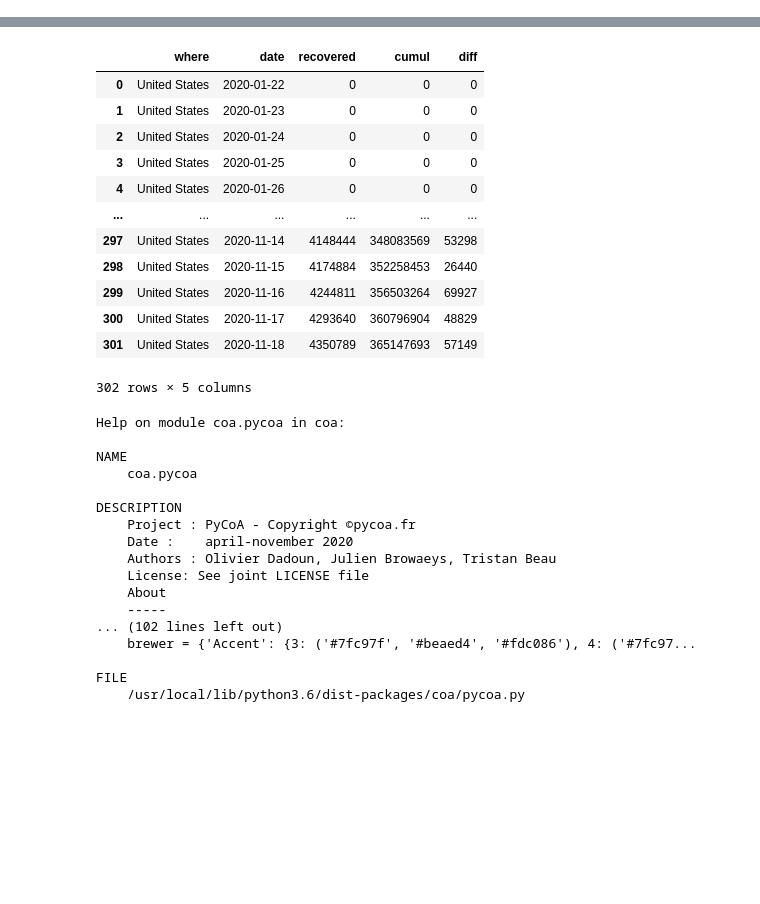
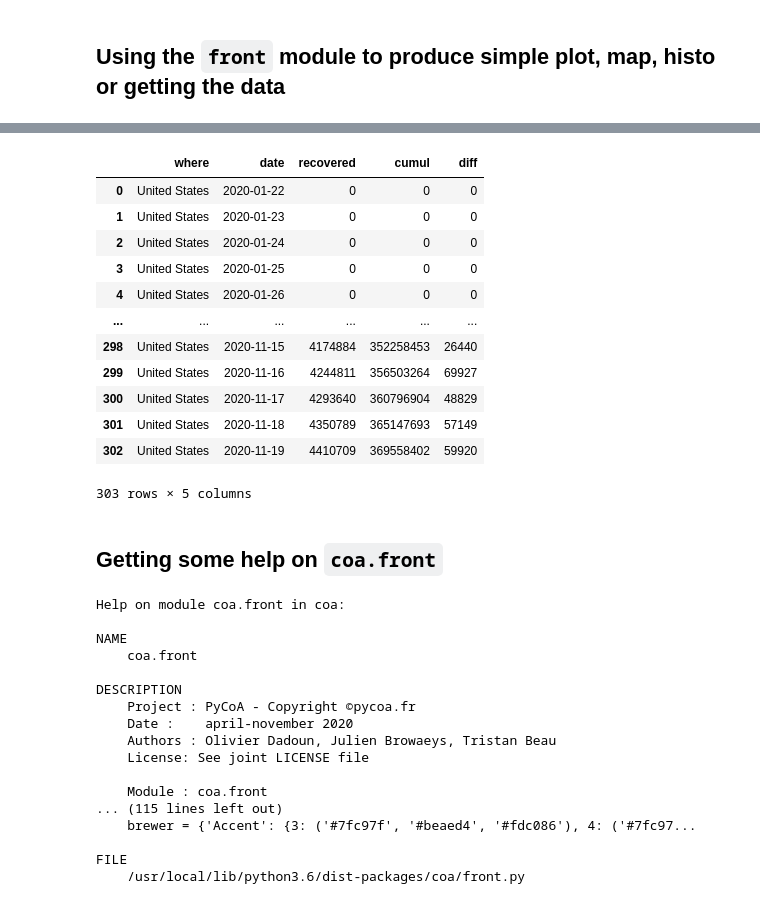
Before and after one commit to coa-project/coabook, a Jupyter notebook: demo_pycoa.ipynb, the cells around one changed output, grey strips where cells are left out. Drawn from its saved outputs; the diff is of its cells as text; code cells hidden in the pictures; blank space fills up the shorter version.

Commit message:
Better way to get pycoa installed. Test the v1.0 version. Ok on colab and other jupyter instances

```diff
--- a/demo_pycoa.ipynb
+++ b/demo_pycoa.ipynb
@@ -26,3 +49,5 @@ Last date data  11/18/20
+# %% [markdown]
+## Using the `front` module to produce simple plot, map, histo or getting the data
 # %%
 cf.plot(where=['France', 'Italy', 'United kingdom'], which='deaths', what='cumul')
 # %% [output]
@@ -40,38 +65,40 @@ cf.hist(where='middle africa', which='confirmed')
 [interactive output not drawn]
 [interactive output not drawn]
 # %%
-cf.get(where=['usa'], what='daily', which='recovered')
+cf.get(where=['usa'], what='daily', which='recovered',output='pandas')
 # %% [output]
 |  | where | date | recovered | cumul | diff |
 | 0 | United States | 2020-01-22 | 0 | 0 | 0 |
 | 1 | United States | 2020-01-23 | 0 | 0 | 0 |
 | 2 | United States | 2020-01-24 | 0 | 0 | 0 |
 | 3 | United States | 2020-01-25 | 0 | 0 | 0 |
 | 4 | United States | 2020-01-26 | 0 | 0 | 0 |
 | ... | ... | ... | ... | ... | ... |
-| 297 | United States | 2020-11-14 | 4148444 | 348083569 | 53298 |
 | 298 | United States | 2020-11-15 | 4174884 | 352258453 | 26440 |
 | 299 | United States | 2020-11-16 | 4244811 | 356503264 | 69927 |
 | 300 | United States | 2020-11-17 | 4293640 | 360796904 | 48829 |
 | 301 | United States | 2020-11-18 | 4350789 | 365147693 | 57149 |
+| 302 | United States | 2020-11-19 | 4410709 | 369558402 | 59920 |
-302 rows × 5 columns
+303 rows × 5 columns
+# %% [markdown]
+## Getting some help on `coa.front`
 # %%
-help(cc)
+help(cf)
 # %% [output]
-Help on module coa.pycoa in coa:
+Help on module coa.front in coa:
 
 NAME
-    coa.pycoa
+    coa.front
 
 DESCRIPTION
     Project : PyCoA - Copyright ©pycoa.fr
     Date :    april-november 2020
     Authors : Olivier Dadoun, Julien Browaeys, Tristan Beau
     License: See joint LICENSE file
-    About
-    -----
-... (102 lines left out)
+
+    Module : coa.front
+... (115 lines left out)
     brewer = {'Accent': {3: ('#7fc97f', '#beaed4', '#fdc086'), 4: ('#7fc97...
 
 FILE
-    /usr/local/lib/python3.6/dist-packages/coa/pycoa.py
+    /usr/local/lib/python3.6/dist-packages/coa/front.py
```
Also changed, not shown: parts of 8 cells of this notebook.
